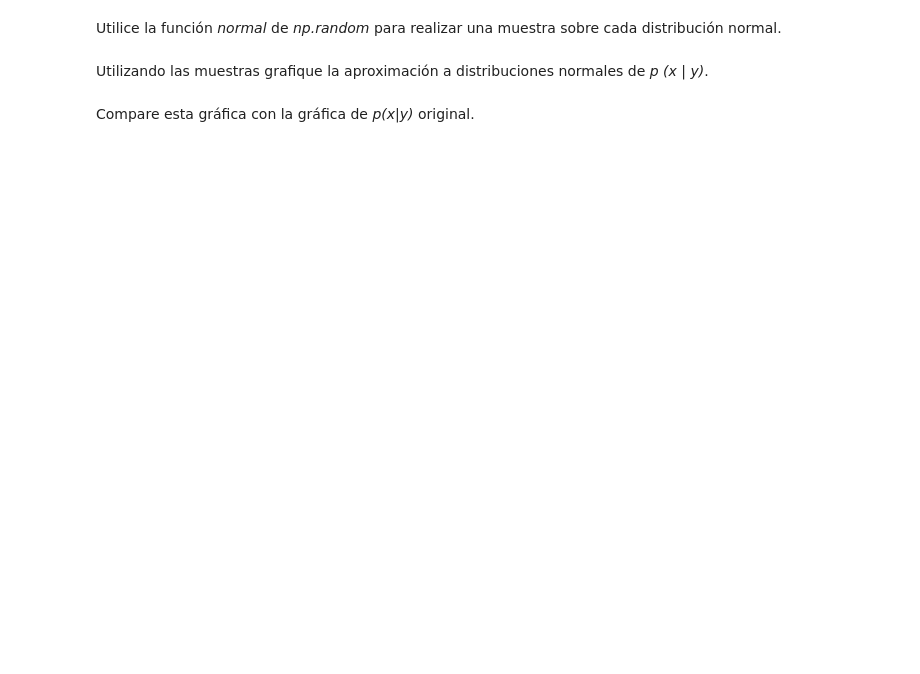
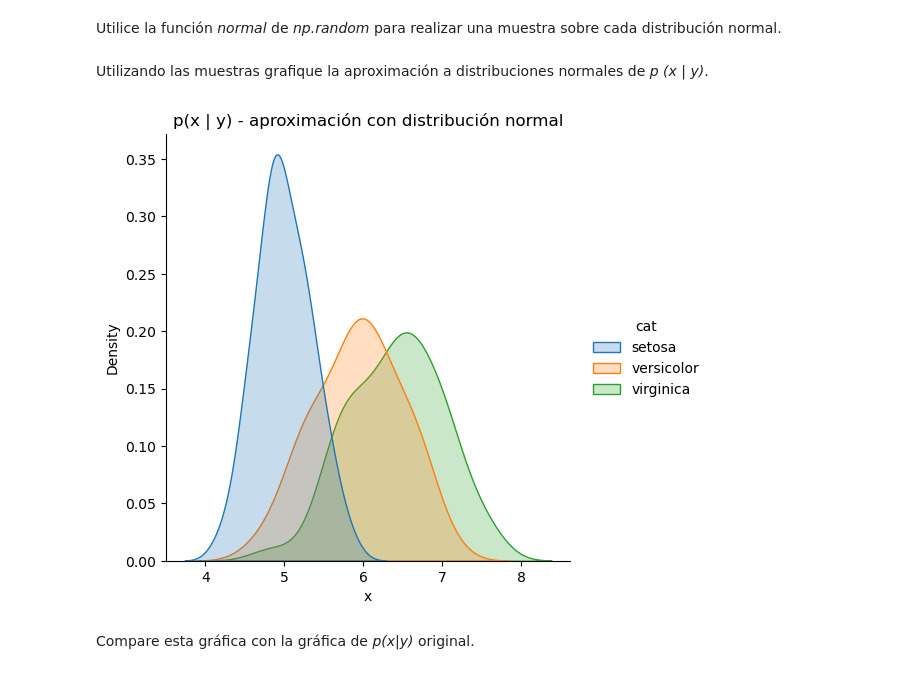
Before and after one commit to rodrigobeniteza/ORT-AI, a Jupyter notebook: AI Generativa/Practicos/Práctico 2/Practico2_JL.ipynb, the cells around one changed output. Cells and saved outputs as stored; diff of their text form; code cells hidden in the pictures; blank space fills up the shorter version.

```diff
--- a/AI Generativa/Practicos/Práctico 2/Practico2_JL.ipynb
+++ b/AI Generativa/Practicos/Práctico 2/Practico2_JL.ipynb
@@ -306,3 +624,11 @@ versicolor_feature = xfeature_original[51:100]
 virginica_feature = xfeature_original[101:150]
 # %% [markdown]
 Calcule la media y la desviación estándar para cada valor de $y$.
+# %%
+setosa_mean, setosa_std = setosa_feature.mean(), setosa_feature.std()
+versicolor_mean, versicolor_std = versicolor_feature.mean(), versicolor_feature.std()
+virginica_mean, virginica_std = virginica_feature.mean(), virginica_feature.std()
+
+print(f"Setosa:     media={setosa_mean:.3f}, std={setosa_std:.3f}")
+print(f"Versicolor: media={versicolor_mean:.3f}, std={versicolor_std:.3f}")
+print(f"Virginica:  media={virginica_mean:.3f}, std={virginica_std:.3f}")
@@ -309,6 +639,31 @@ Calcule la media y la desviación estándar para cada valor de $y$.
 # %% [markdown]
 Utilice la función *normal* de *np.random* para realizar una muestra sobre cada distribución normal.
+# %%
+n_samples = 50
+
+setosa_normal_sampled = np.random.normal(loc=setosa_mean, scale=setosa_std, size=n_samples)
+versicolor_normal_sampled = np.random.normal(loc=versicolor_mean, scale=versicolor_std, size=n_samples)
+virginica_normal_sampled = np.random.normal(loc=virginica_mean, scale=virginica_std, size=n_samples)
 # %% [markdown]
 Utilizando las muestras grafique la aproximación a distribuciones normales de *p (x | y)*.
+# %%
+pd_cats_normal = pd.DataFrame(
+    np.concatenate([setosa_normal_sampled, versicolor_normal_sampled, virginica_normal_sampled]),
+    columns=['x']
+)
+pd_cats_normal['cat'] = np.concatenate((
+    np.full(n_samples, 'setosa'),
+    np.full(n_samples, 'versicolor'),
+    np.full(n_samples, 'virginica')
+))
+
+sns.displot(
+    data=pd_cats_normal, x='x', kind='kde',
+    hue='cat', fill=True
+)
+plt.title('p(x | y) - aproximación con distribución normal')
+plt.show()
+# %% [output]
+[figure, added]
 # %% [markdown]
 Compare esta gráfica con la gráfica de *p(x|y)* original.
```
Also changed, not shown: parts of 52 cells of this notebook.
